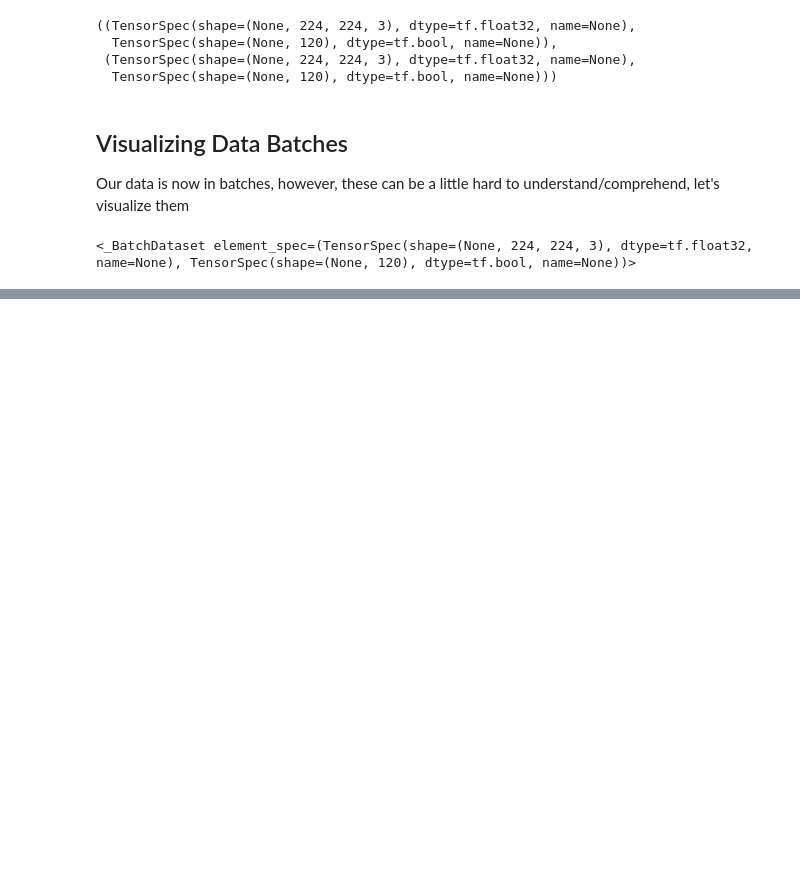
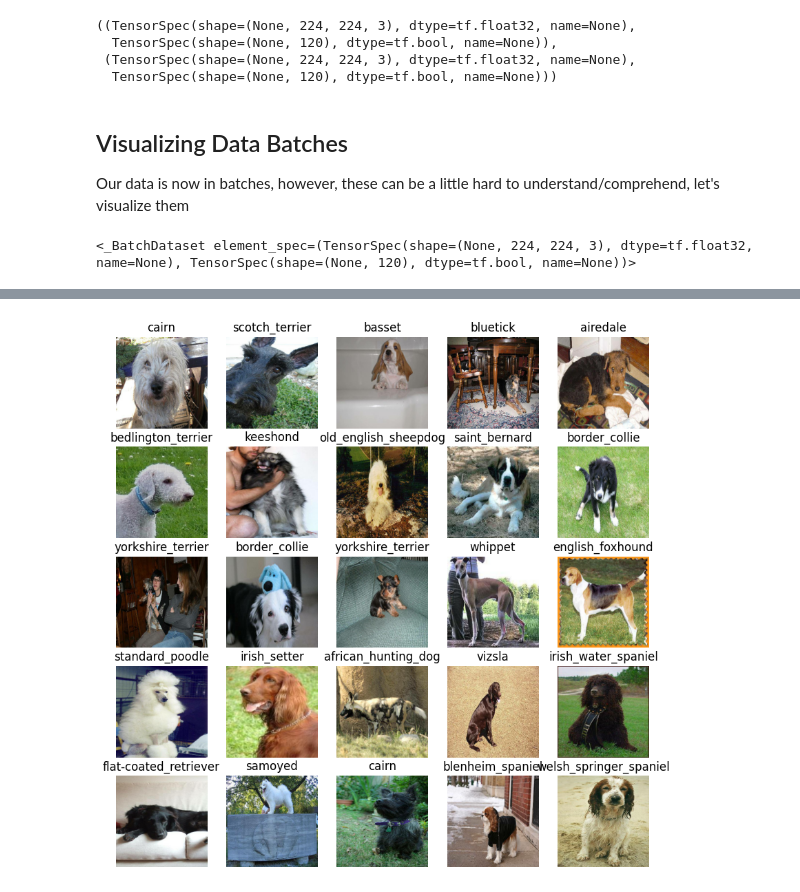
Before and after one commit to InflixOP/Neural-Networks, a Jupyter notebook: dog_vision (2).ipynb, the cells around one changed output, grey strips where cells are left out. Cells and saved outputs as stored; diff of their text form; code cells hidden in the pictures; blank space fills up the shorter version.

```diff
--- a/dog_vision (2).ipynb
+++ b/dog_vision (2).ipynb
@@ -563,0 +570,6 @@ train_data
+# %%
+# # Now let's visualize our validation set
+val_images, val_labels = next(val_data.as_numpy_iterator())
+show_25_images(val_images, val_labels)
+# %% [output]
+[figure, added]
```
Also changed, not shown: parts of 1 cell of this notebook.
